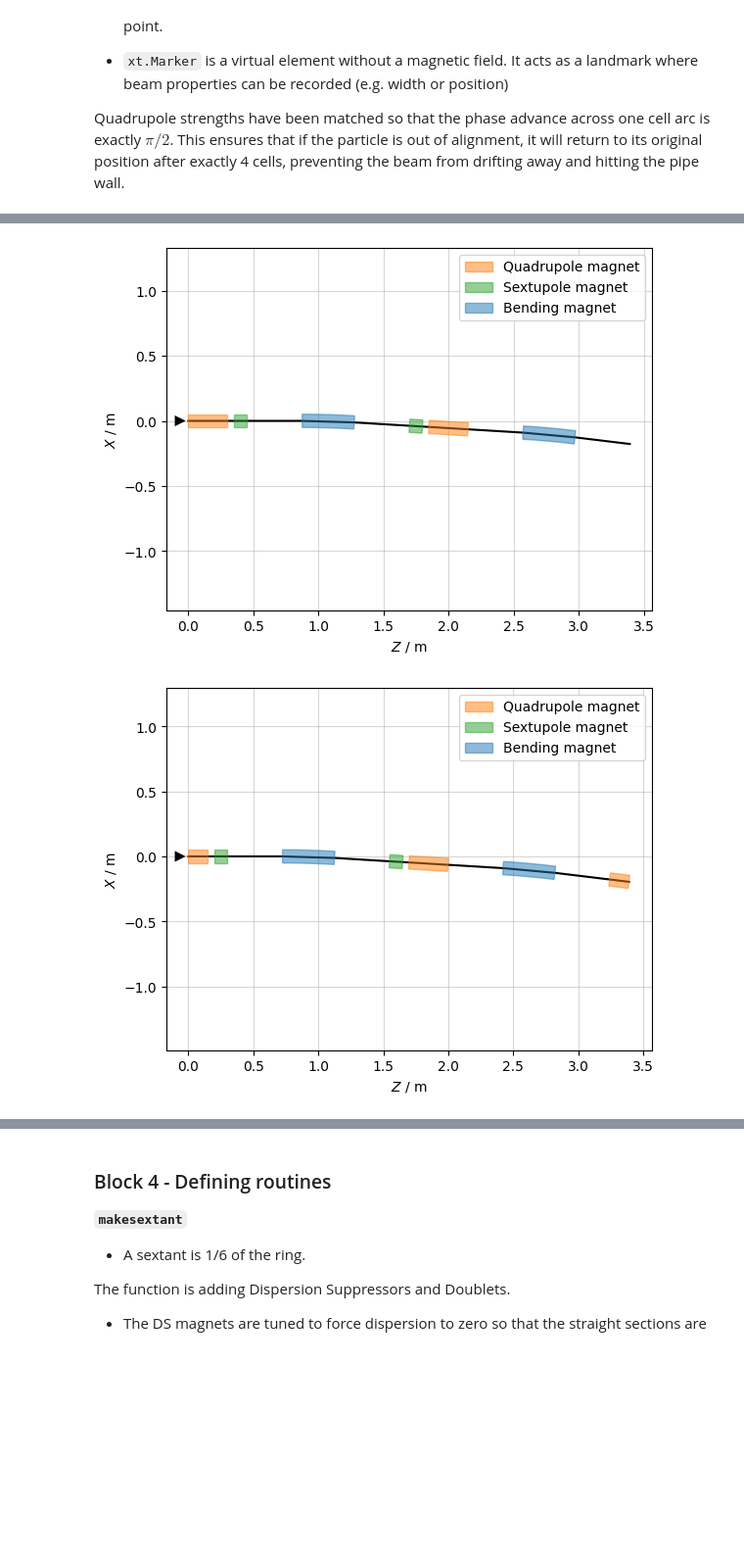
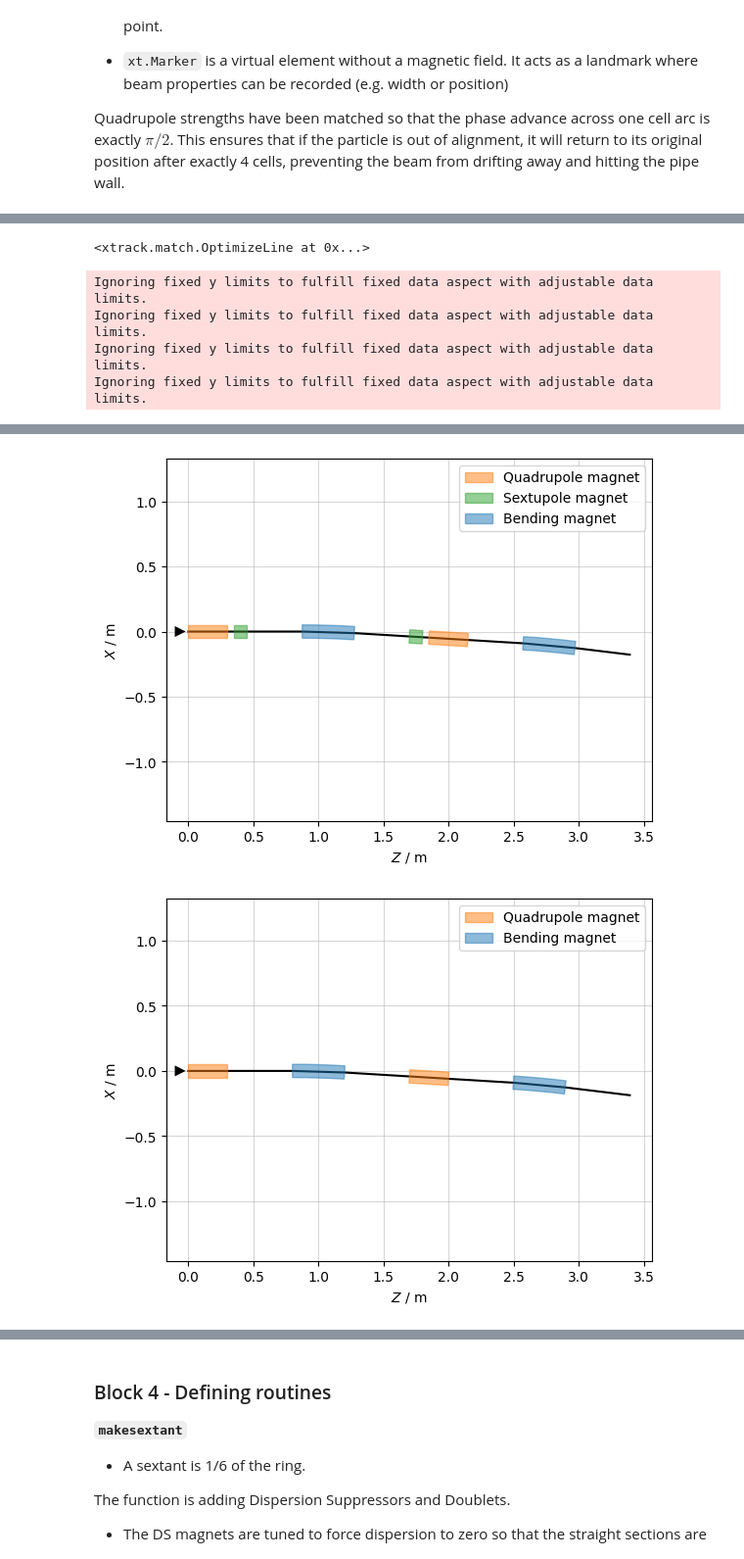
Before and after one commit to Maddie-jpg/polarizer-ring-studies, a Jupyter notebook: Notebooks/PDR90Degs_DSBend_ChromCorrect.ipynb, the cells around one changed output, grey strips where cells are left out. Shown at 98% size. Cells and saved outputs as stored; diff of their text form; code cells hidden in the pictures; blank space fills up the shorter version.

```diff
--- a/Notebooks/PDR90Degs_DSBend_ChromCorrect.ipynb
+++ b/Notebooks/PDR90Degs_DSBend_ChromCorrect.ipynb
@@ -143,9 +145,9 @@ cell_arcS = pdr.new_line(length='l_cell',
 
 cell_arcS_NS = pdr.new_line( length='l_cell',
     components =[
-    pdr.place('QF_cell_arc',at='0*l_drift + 0.5*l_quad + 0.0*l_bend'),
+    pdr.new('QF_cell_arcNS','QFarcNS',at='0*l_drift + 0.5*l_quad + 0.0*l_bend'),
     pdr.place('Bend1_cell_arc', at='1*l_drift + 1.0*l_quad + 0.5*l_bend'),
-    pdr.place('QD_cell_arc', at='2*l_drift + 1.5*l_quad + 1.0*l_bend'),
+    pdr.new('QD_cell_arcNS','QDarcNS', at='2*l_drift + 1.5*l_quad + 1.0*l_bend'),
     pdr.place('Bend2_cell_arc', at='3*l_drift + 2.0*l_quad + 1.5*l_bend'),
     ])
 cell_arcS_NS.survey().plot()
@@ -174,6 +176,8 @@ cell_arc_NS = pdr.new_line( components = [
    pdr.place('QF_cell_arcH2' ),
    ])
 cell_arc_NS.survey().plot()
+
+
 # triplet starting with
 cell_tr = pdr.new_line(
     components = [
@@ -184,7 +188,7 @@ cell_tr = pdr.new_line(
     pdr.new('QF_cell_trH2', 'QFtrH',    at='2*l_trips + 2.75*l_quad + 1.0*l_tripl')
     ])
 
-cells=[cell_arcS, cell_arc, cell_tr]
+cells=[cell_arcS, cell_arcS_NS,  ]
 for cell in cells:
     print(cell.get_length())
     cell.survey().plot()
@@ -196,5 +200,21 @@ for cell in cells:
 
     print(f"Cell Phase Advance X: {mux_cell:.4f} ")
     print(f"Cell Phase Advance Y: {muy_cell:.4f} ")
+
+
+
+
+# Match the arc cell (standard)
+cell_arc.match(
+    method='4d',
+    vary=[
+        xt.Vary('kQFarc', step=1e-4),
+        xt.Vary('kQDarc', step=1e-4),
+    ],
+    targets=[
+        xt.Target('mux', 0.25, at=xt.END),
+        xt.Target('muy', 0.25, at=xt.END),
+    ]
+)
 # %% [output]
 3.3999999999999995
@@ -209,4 +230,9 @@ Cell Phase Advance Y: 0.2647
+<xtrack.match.OptimizeLine at 0x...>
+Ignoring fixed y limits to fulfill fixed data aspect with adjustable data limits.
+Ignoring fixed y limits to fulfill fixed data aspect with adjustable data limits.
+Ignoring fixed y limits to fulfill fixed data aspect with adjustable data limits.
+Ignoring fixed y limits to fulfill fixed data aspect with adjustable data limits.
 [figure]
 [figure]
 [figure]
-[figure, old version]
+[figure, new version]
```
Also changed, not shown: parts of 9 cells of this notebook, 2 other files.
